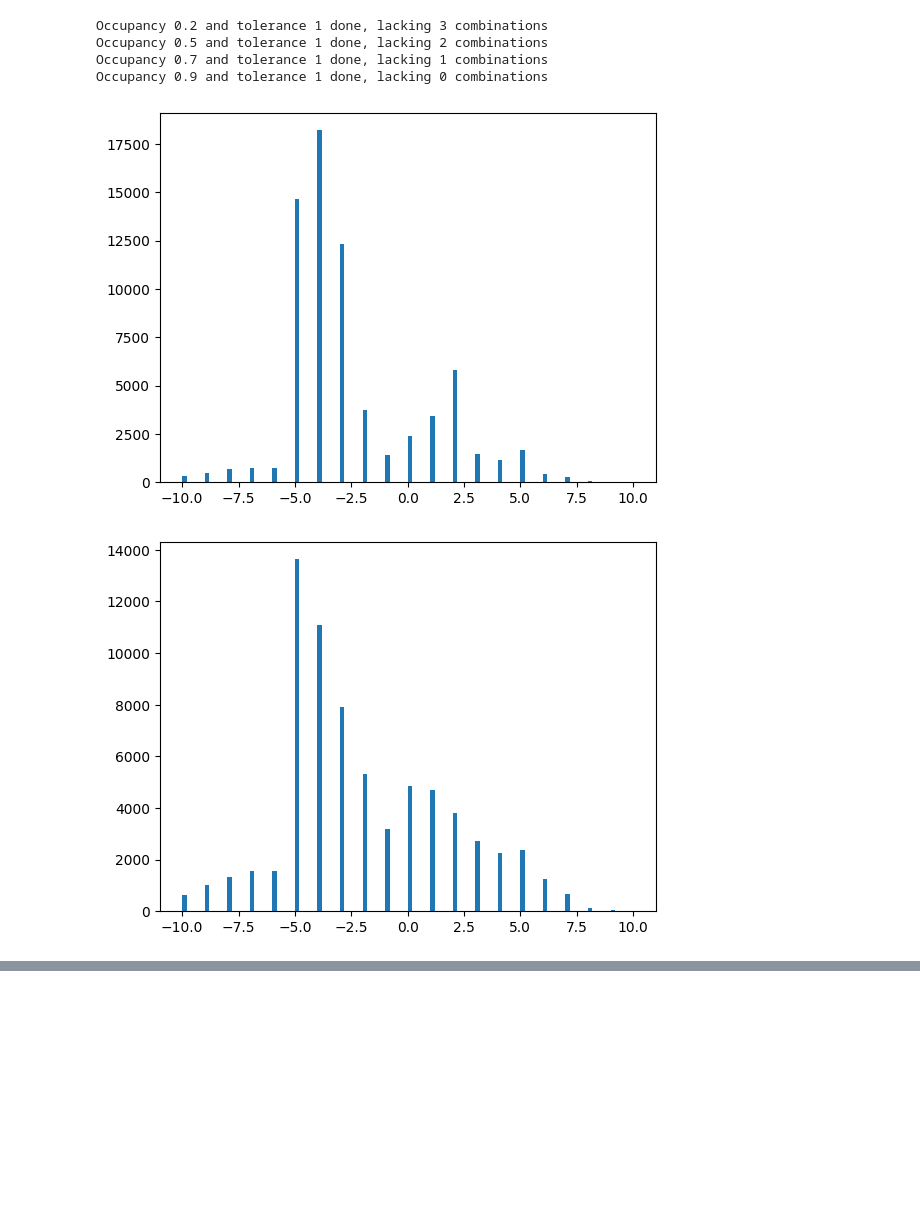
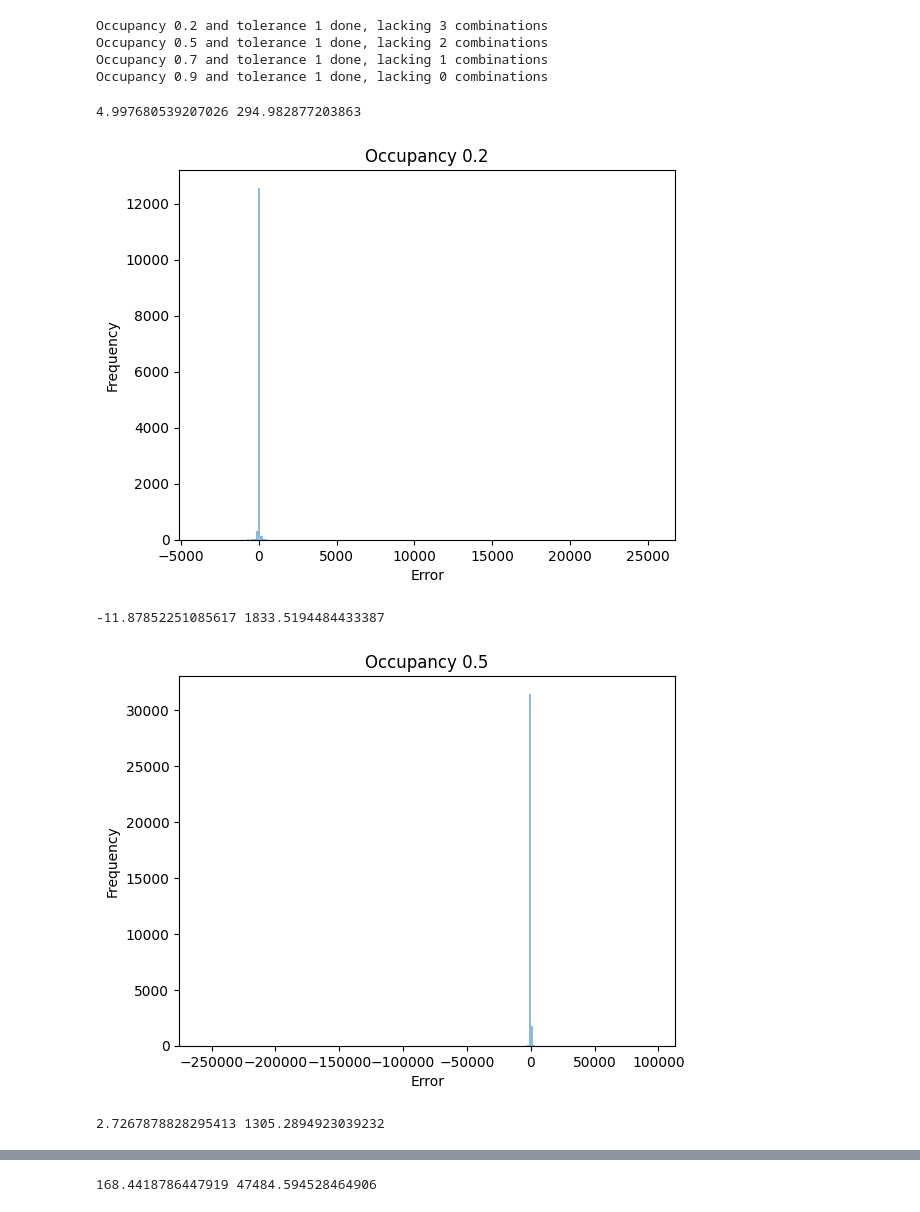
Before and after one commit to Caua-Gomes2005/Nelder-Mead_Rede-Neural, a Jupyter notebook: nelder_mead_phases.ipynb, the cells around one changed output, grey strips where cells are left out. Drawn from its saved outputs; the diff is of its cells as text; code cells hidden in the pictures; blank space fills up the shorter version.

```diff
--- a/nelder_mead_phases.ipynb
+++ b/nelder_mead_phases.ipynb
@@ -51,14 +51,26 @@ phase = [pd.read_csv(r'database\original-database\occupancy_0.2.CSV', index_col
           pd.read_csv(r'database\original-database\occupancy_0.7.CSV', index_col = False)['phases'][3:69997],
           pd.read_csv(r'database\original-database\occupancy_0.9.CSV', index_col = False)['phases'][3:69997]]
 
+bins   = [0, 50, 100, 150, 200, 300, np.inf]
+labels = ['0–50', '50–100', '100–150', '150–200', '200–300', '300+']
+occ_name = ['occ0.2', 'occ0.5', 'occ0.7', 'occ0.9']
+columns = data[0].columns
+
 for i in range(4):
     data[i]['phases'] = phase[i].values
+    data[i]['AmplitudeRange'] = pd.cut(data[i]['AmplitudeSample(4)'], bins=bins, labels=labels, right=False)
 
-phases = [-5,-4, -3, -2, -1, 0, 1, 2, 3, 4, 5]
-phasecut1 = [-5,-4, -3, -2, -1, 0, 1]
-phasecut2 = [-1, 0, 1, 2, 3, 4, 5]
+# for i in range(len(data)):
+#     peak_energy = (data[i].groupby('AmplitudeRange', observed=True)[columns].max().max(axis=1))
+
+#     for faixa in peak_energy.index:
+
+#                 idx = data[i]['AmplitudeRange'] == faixa
+
+#                 data[i].loc[idx, columns] = (data[i].loc[idx, columns] / peak_energy[faixa])
+
+
 columns = data[0].columns
-occ_name = ['occ0.2', 'occ0.5', 'occ0.7', 'occ0.9']
 # %%
 def subtrai_estimada(sinalrecebido, resultado_neldermead):
     A = resultado_neldermead
@@ -225,10 +193,30 @@ def load_results():
 # %%
 df = load_results()
 
+std_errors = []
+occ = [20, 50, 70, 90]
+
+
 for i in range(len(df)):
-    phase_error = df[i]['TruePhase'] - df[i]['PhaseEstimada']
-    plt.hist(phase_error, bins=100)
+    dfiltrado = df[i][df[i]['TrueAmplitude'] > 5]
+    error = dfiltrado['TruePhase'] - dfiltrado['PhaseEstimada']
+    #dfiltrado['Error'] = dfiltrado['Error']/dfiltrado['Error'].max()  # Normaliza o erro
+    plt.hist(error, bins=200, alpha=0.5)
+    plt.xlabel('Error')
+    plt.ylabel('Frequency')
+    plt.title(f'Occupancy {occ_name[i][3:]}')
+    print(error.mean(), error.std())
     plt.show()
+    std_errors.append(error.std())
+
+plt.plot(occ, std_errors, marker='o')
+plt.title('Desvio padrão do erro de fase estimada por ocupação')
+plt.xlabel('Ocupação')
+plt.ylabel('Desvio Padrão')
+plt.show()
 # %% [output]
+4.997680539207026 294.982877203863
-[figure, old version]
+[figure, new version]
+-11.87852251085617 1833.5194484433387
-[figure, old version]
+[figure, new version]
+2.7267878828295413 1305.2894923039232
@@ -235,0 +224 @@ for i in range(len(df)):
+168.4418786447919 47484.594528464906
```
Also changed, not shown: parts of 7 cells of this notebook, 26 other files.
